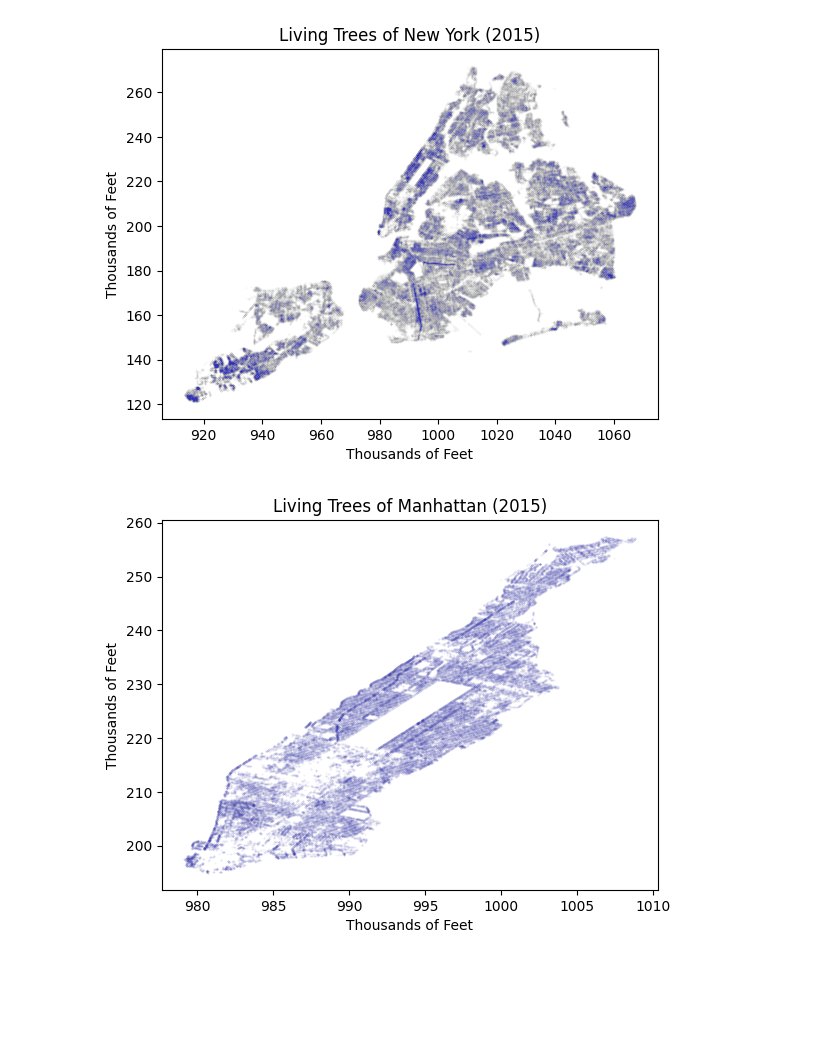
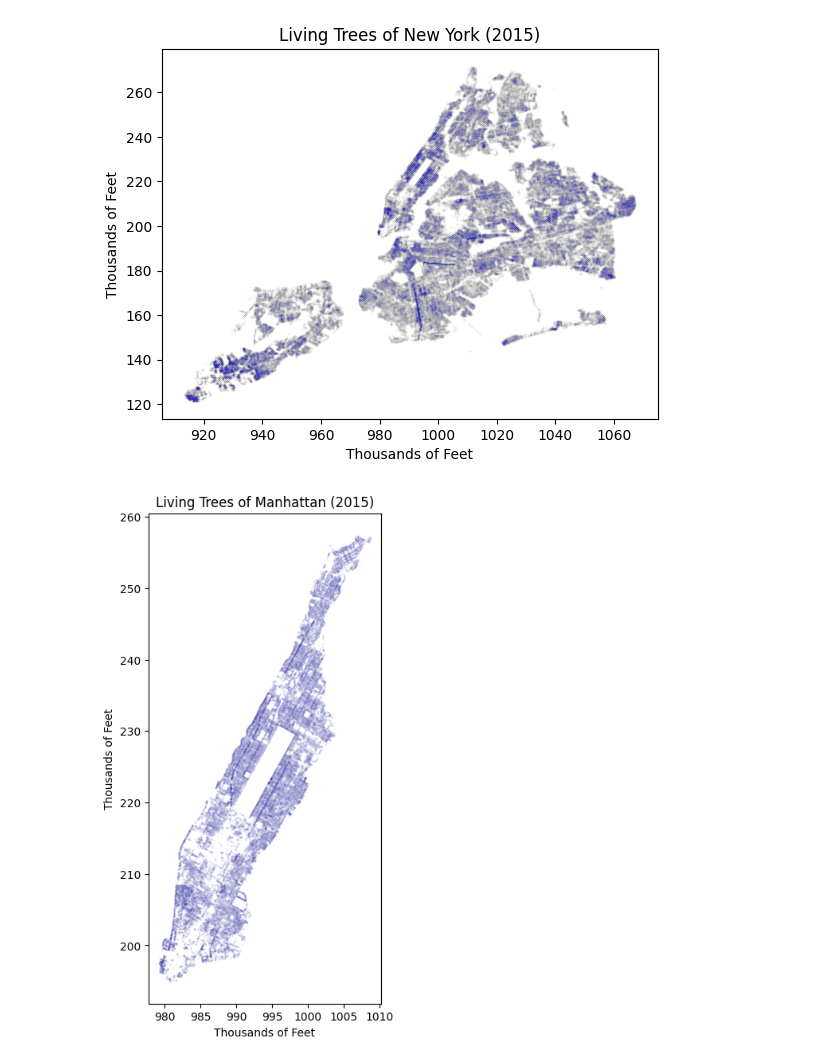
Before and after one commit to fractalate/data-trees-new-york, a Jupyter notebook: Street Tree Census 2015.ipynb, the cells around one changed output. Saved outputs shown, nothing was run; the diff lists cells and outputs as text; code cells hidden in the pictures; blank space fills up the shorter version.

```diff
--- a/Street Tree Census 2015.ipynb
+++ b/Street Tree Census 2015.ipynb
@@ -92,18 +120,22 @@ plt.show()
 # %% [output]
 [figure]
 # %%
+# +1 credit for DonFactorial for believing in an error free python cell
 df = df_trees[
     (df_trees['status'] == 'Alive')
     & (df_trees['borough'] == 'Manhattan')
 ]
 
-plt.scatter(df['x_sp'] / 1000, df['y_sp'] / 1000, s=0.1, color=(0.2, 0.2, 0.7, 0.1))
-plt.title('Living Trees of Manhattan (2015)')
-plt.xlabel('Thousands of Feet')
-plt.ylabel('Thousands of Feet')
+fig, ax = plt.subplots(figsize=(8, 8))  # x-dimension gets "forgotten" after set_aspect().
+
+ax.set_aspect('equal', adjustable='box')
+ax.scatter(df['x_sp'] / 1000, df['y_sp'] / 1000, s=0.1, color=(0.2, 0.2, 0.7, 0.1))
+ax.set_title('Living Trees of Manhattan (2015)')
+ax.set_xlabel('Thousands of Feet')
+ax.set_ylabel('Thousands of Feet')
 plt.show()
 # %% [output]
-[figure, old version]
+[figure, new version]
 # %%
 df = df_trees[
     (df_trees['status'] == 'Alive')
```
Also changed, not shown: parts of 14 cells of this notebook.
